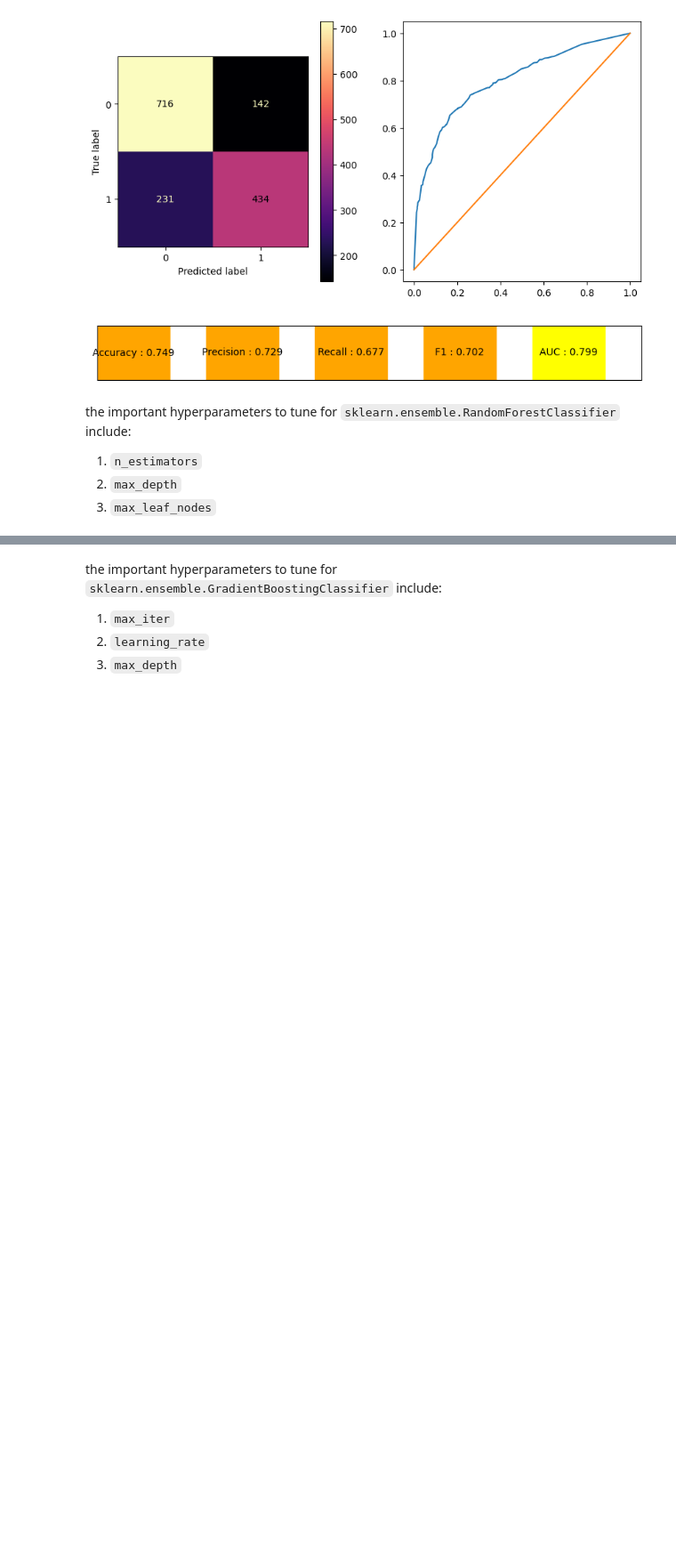
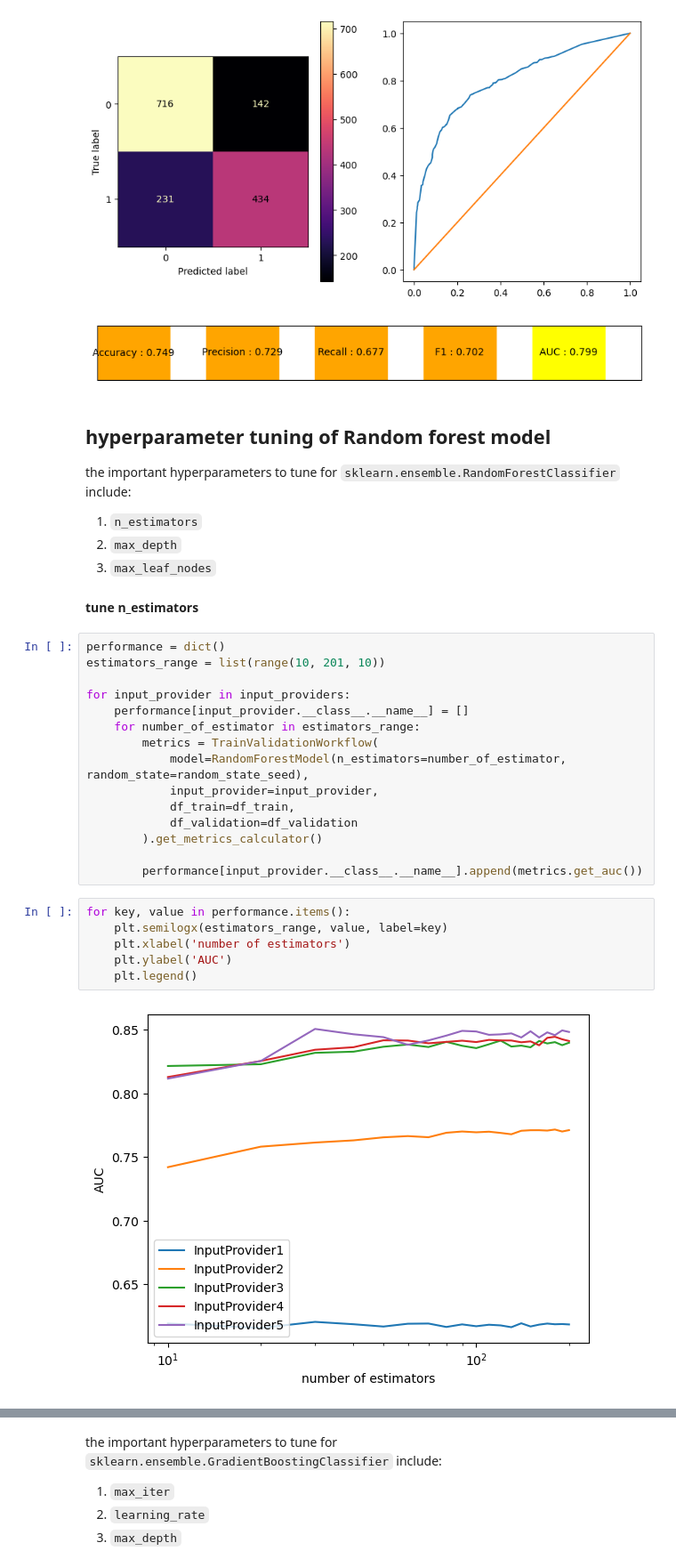
Before and after one commit to shayansm2/kaggle-playground, a Jupyter notebook: nlp-getting-started/hyper-parameter.ipynb, the cells around one changed output, grey strips where cells are left out. Shown at 89% size. Saved outputs shown, nothing was run; the diff lists cells and outputs as text; blank space fills up the shorter version.

Commit message:
finished hyperparameter tuning of random forest model

```diff
--- a/nlp-getting-started/hyper-parameter.ipynb
+++ b/nlp-getting-started/hyper-parameter.ipynb
@@ -307,7 +306,33 @@ report(TrainValidationWorkflow(
 [figure]
 [figure]
 # %% [markdown]
+## hyperparameter tuning of Random forest model
 the important hyperparameters to tune for `sklearn.ensemble.RandomForestClassifier` include:
 1. `n_estimators`
 2. `max_depth`
 3. `max_leaf_nodes`
+
+#### tune n_estimators
+# %%
+performance = dict()
+estimators_range = list(range(10, 201, 10))
+
+for input_provider in input_providers:
+    performance[input_provider.__class__.__name__] = []
+    for number_of_estimator in estimators_range:
+        metrics = TrainValidationWorkflow(
+            model=RandomForestModel(n_estimators=number_of_estimator, random_state=random_state_seed),
+            input_provider=input_provider,
+            df_train=df_train,
+            df_validation=df_validation
+        ).get_metrics_calculator()
+
+        performance[input_provider.__class__.__name__].append(metrics.get_auc())
+# %%
+for key, value in performance.items():
+    plt.semilogx(estimators_range, value, label=key)
+    plt.xlabel('number of estimators')
+    plt.ylabel('AUC')
+    plt.legend()
+# %% [output]
+[figure, added]
```
Also changed, not shown: parts of 12 cells of this notebook, 1 other file.
